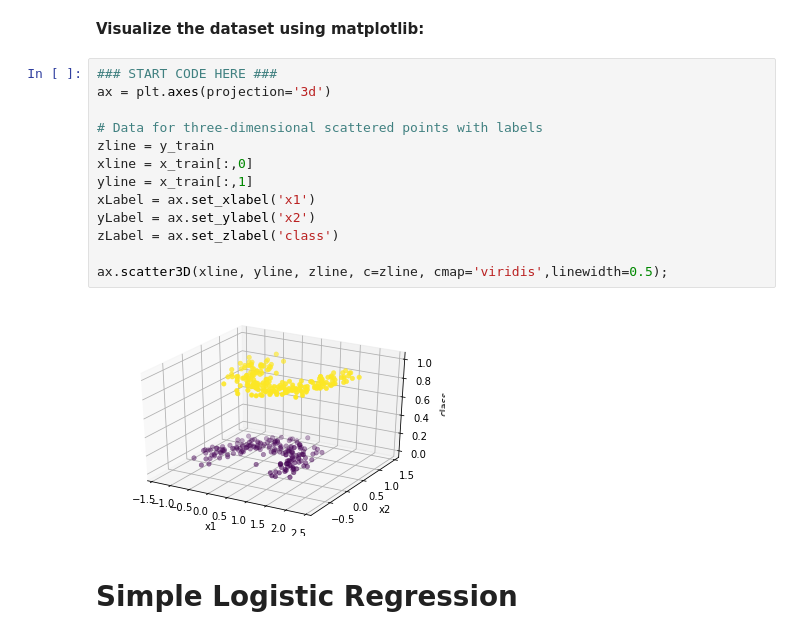
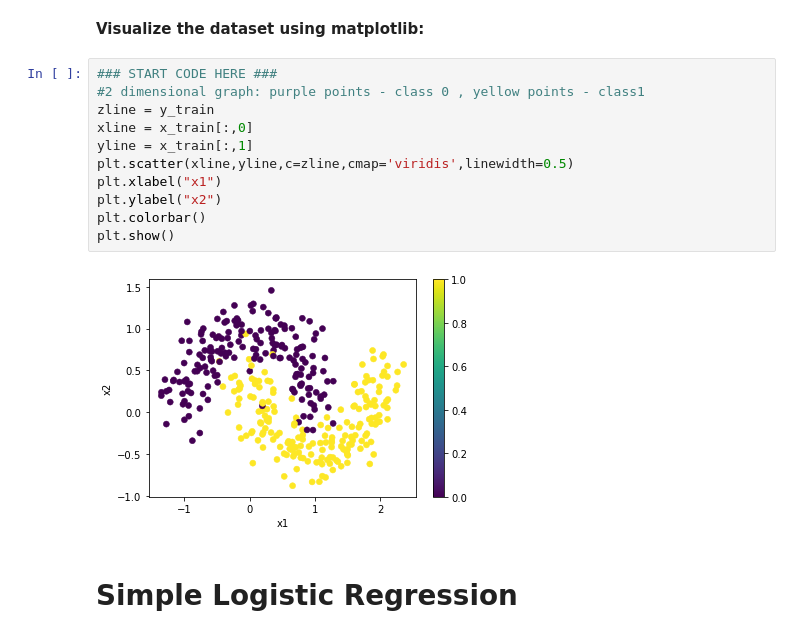
Before and after one commit to barifrah1/mlp, a Jupyter notebook: EX_1_TAU .ipynb, the cells around one changed output. Cells and saved outputs as stored; diff of their text form.

```diff
--- a/EX_1_TAU .ipynb
+++ b/EX_1_TAU .ipynb
@@ -44,19 +45,17 @@ x_train, x_test, y_train, y_test = train_test_split(x, y, test_size=0.25, random
 **Visualize the dataset using matplotlib:**
 # %%
 ### START CODE HERE ###
-ax = plt.axes(projection='3d')
-
-# Data for three-dimensional scattered points with labels
+#2 dimensional graph: purple points - class 0 , yellow points - class1
 zline = y_train
 xline = x_train[:,0]
 yline = x_train[:,1]
-xLabel = ax.set_xlabel('x1')
-yLabel = ax.set_ylabel('x2')
-zLabel = ax.set_zlabel('class')
-
-ax.scatter3D(xline, yline, zline, c=zline, cmap='viridis',linewidth=0.5);
+plt.scatter(xline,yline,c=zline,cmap='viridis',linewidth=0.5)
+plt.xlabel("x1")
+plt.ylabel("x2")
+plt.colorbar()
+plt.show()
 # %% [output]
-[figure, old version]
+[figure, new version]
 # %% [markdown]
 # Simple Logistic Regression
 # %% [markdown]
```
Also changed, not shown: parts of 4 cells of this notebook.
